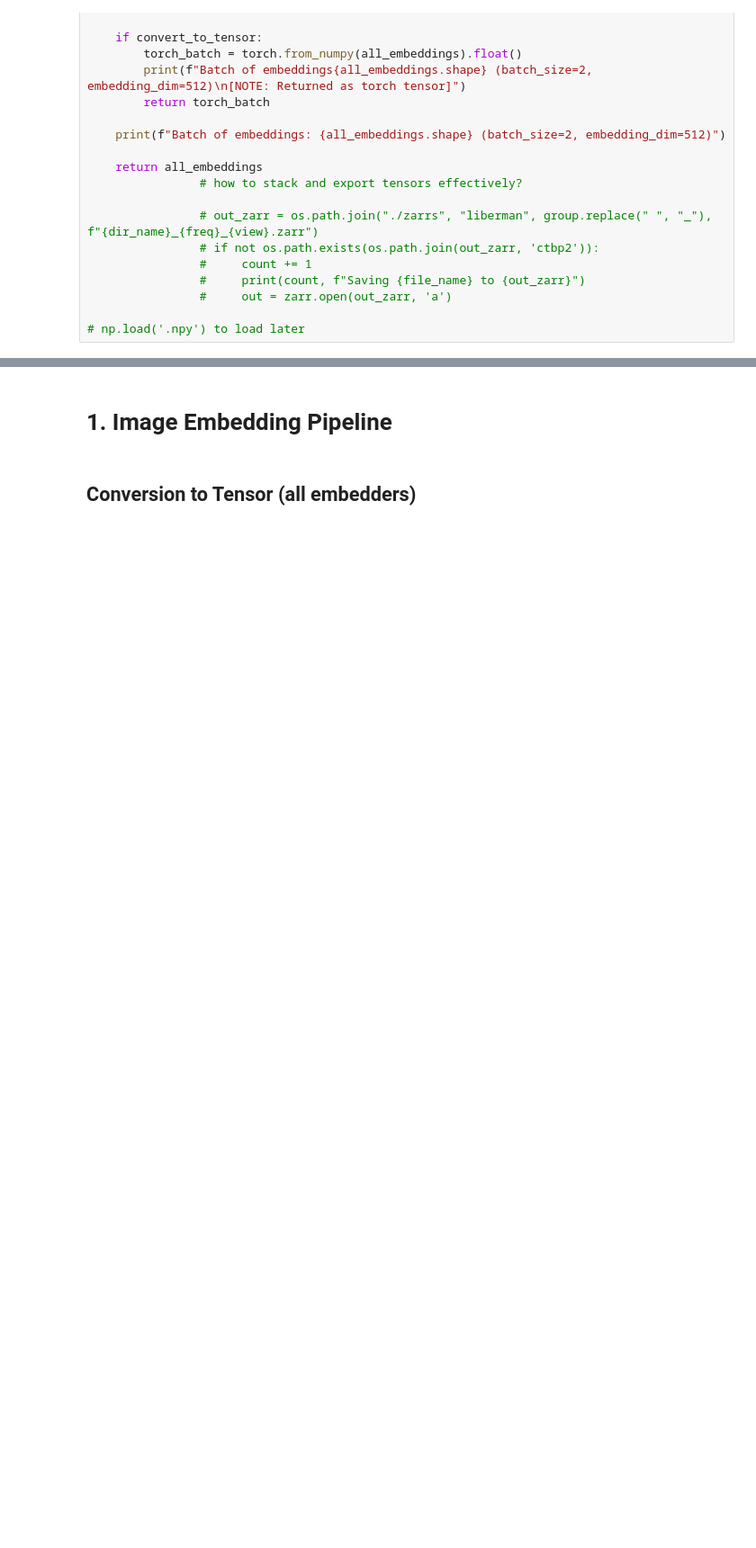
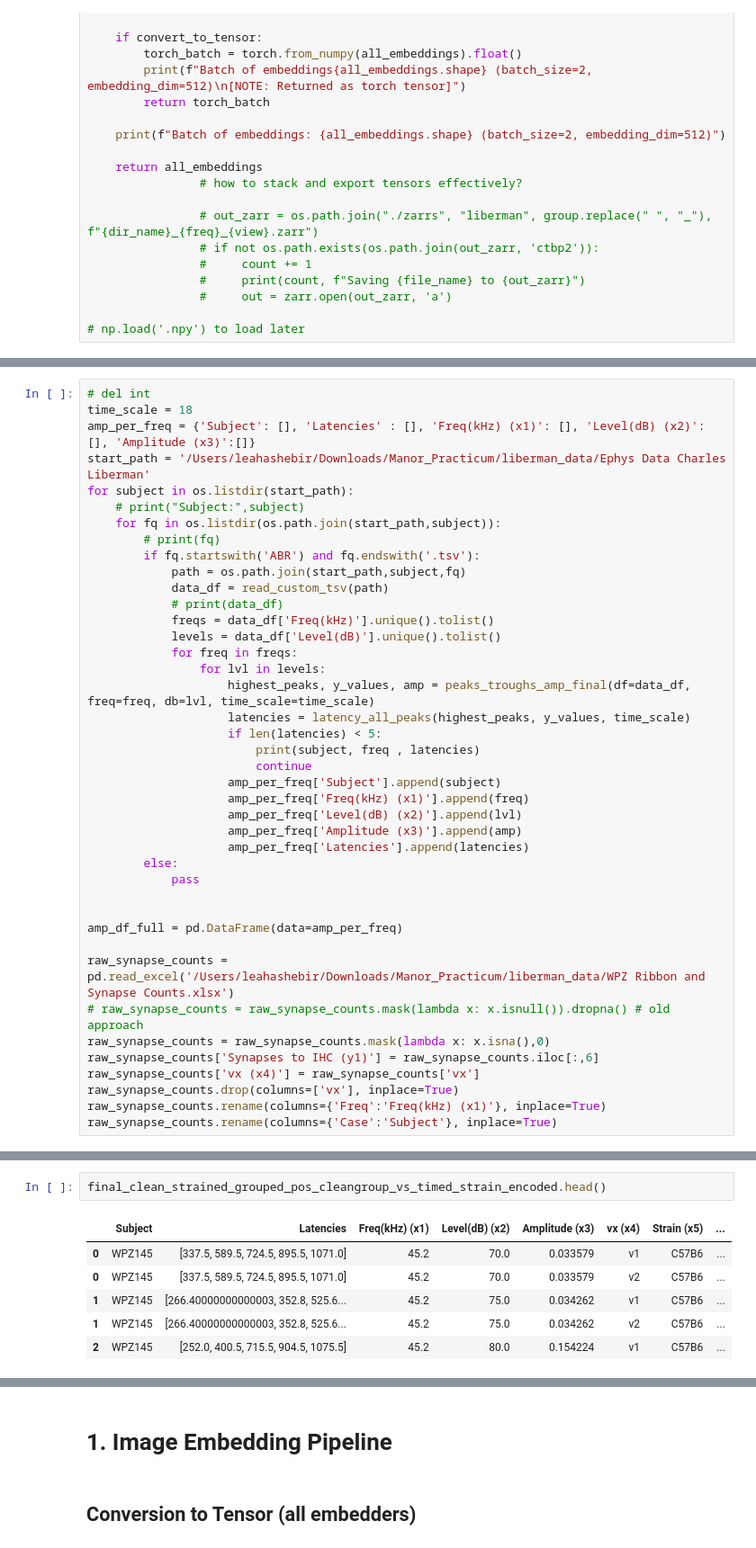
Before and after one commit to lashebir/unsupervised_confocal_analysis, a Jupyter notebook: new_synapse_imaging.ipynb, the cells around one changed output, grey strips where cells are left out. Shown at 90% size. Cells and saved outputs as stored; diff of their text form; blank space fills up the shorter version.

```diff
--- a/new_synapse_imaging.ipynb
+++ b/new_synapse_imaging.ipynb
@@ -773,0 +1062,41 @@ def process_image_to_embedding(embedder, key, data_dir, ch_order, export_embeddi
+# %%
+# del int
+time_scale = 18
+amp_per_freq = {'Subject': [], 'Latencies' : [], 'Freq(kHz) (x1)': [], 'Level(dB) (x2)': [], 'Amplitude (x3)':[]}
+start_path = '/Users/leahashebir/Downloads/Manor_Practicum/liberman_data/Ephys Data Charles Liberman'
+for subject in os.listdir(start_path):
+    # print("Subject:",subject)
+    for fq in os.listdir(os.path.join(start_path,subject)):
+        # print(fq)
+        if fq.startswith('ABR') and fq.endswith('.tsv'):
+            path = os.path.join(start_path,subject,fq)
+            data_df = read_custom_tsv(path)
+            # print(data_df)
+            freqs = data_df['Freq(kHz)'].unique().tolist()
+            levels = data_df['Level(dB)'].unique().tolist()
+            for freq in freqs:
+                for lvl in levels:
+                    highest_peaks, y_values, amp = peaks_troughs_amp_final(df=data_df, freq=freq, db=lvl, time_scale=time_scale)
+                    latencies = latency_all_peaks(highest_peaks, y_values, time_scale)
+                    if len(latencies) < 5:
+                        print(subject, freq , latencies)
+                        continue
+                    amp_per_freq['Subject'].append(subject)
+                    amp_per_freq['Freq(kHz) (x1)'].append(freq)
+                    amp_per_freq['Level(dB) (x2)'].append(lvl)
+                    amp_per_freq['Amplitude (x3)'].append(amp)
+                    amp_per_freq['Latencies'].append(latencies)
+        else:
+            pass
+
+
+amp_df_full = pd.DataFrame(data=amp_per_freq)
+
+raw_synapse_counts = pd.read_excel('/Users/leahashebir/Downloads/Manor_Practicum/liberman_data/WPZ Ribbon and Synapse Counts.xlsx')
+# raw_synapse_counts = raw_synapse_counts.mask(lambda x: x.isnull()).dropna() # old approach
+raw_synapse_counts = raw_synapse_counts.mask(lambda x: x.isna(),0)
+raw_synapse_counts['Synapses to IHC (y1)'] = raw_synapse_counts.iloc[:,6]
+raw_synapse_counts['vx (x4)'] = raw_synapse_counts['vx']
+raw_synapse_counts.drop(columns=['vx'], inplace=True)
+raw_synapse_counts.rename(columns={'Freq':'Freq(kHz) (x1)'}, inplace=True)
+raw_synapse_counts.rename(columns={'Case':'Subject'}, inplace=True)
@@ -773,0 +1196,9 @@ def process_image_to_embedding(embedder, key, data_dir, ch_order, export_embeddi
+# %%
+final_clean_strained_grouped_pos_cleangroup_vs_timed_strain_encoded.head()
+# %% [output]
+|  | Subject | Latencies | Freq(kHz) (x1) | Level(dB) (x2) | Amplitude (x3) | vx (x4) | Strain (x5) | ... |
+| 0 | WPZ145 | [337.5, 589.5, 724.5, 895.5, 1071.0] | 45.2 | 70.0 | 0.033579 | v1 | C57B6 | ... |
+| 0 | WPZ145 | [337.5, 589.5, 724.5, 895.5, 1071.0] | 45.2 | 70.0 | 0.033579 | v2 | C57B6 | ... |
+| 1 | WPZ145 | [266.40000000000003, 352.8, 525.6... | 45.2 | 75.0 | 0.034262 | v1 | C57B6 | ... |
+| 1 | WPZ145 | [266.40000000000003, 352.8, 525.6... | 45.2 | 75.0 | 0.034262 | v2 | C57B6 | ... |
+| 2 | WPZ145 | [252.0, 400.5, 715.5, 904.5, 1075.5] | 45.2 | 80.0 | 0.154224 | v1 | C57B6 | ... |
```
Also changed, not shown: parts of 27 cells of this notebook, 1 other file.
